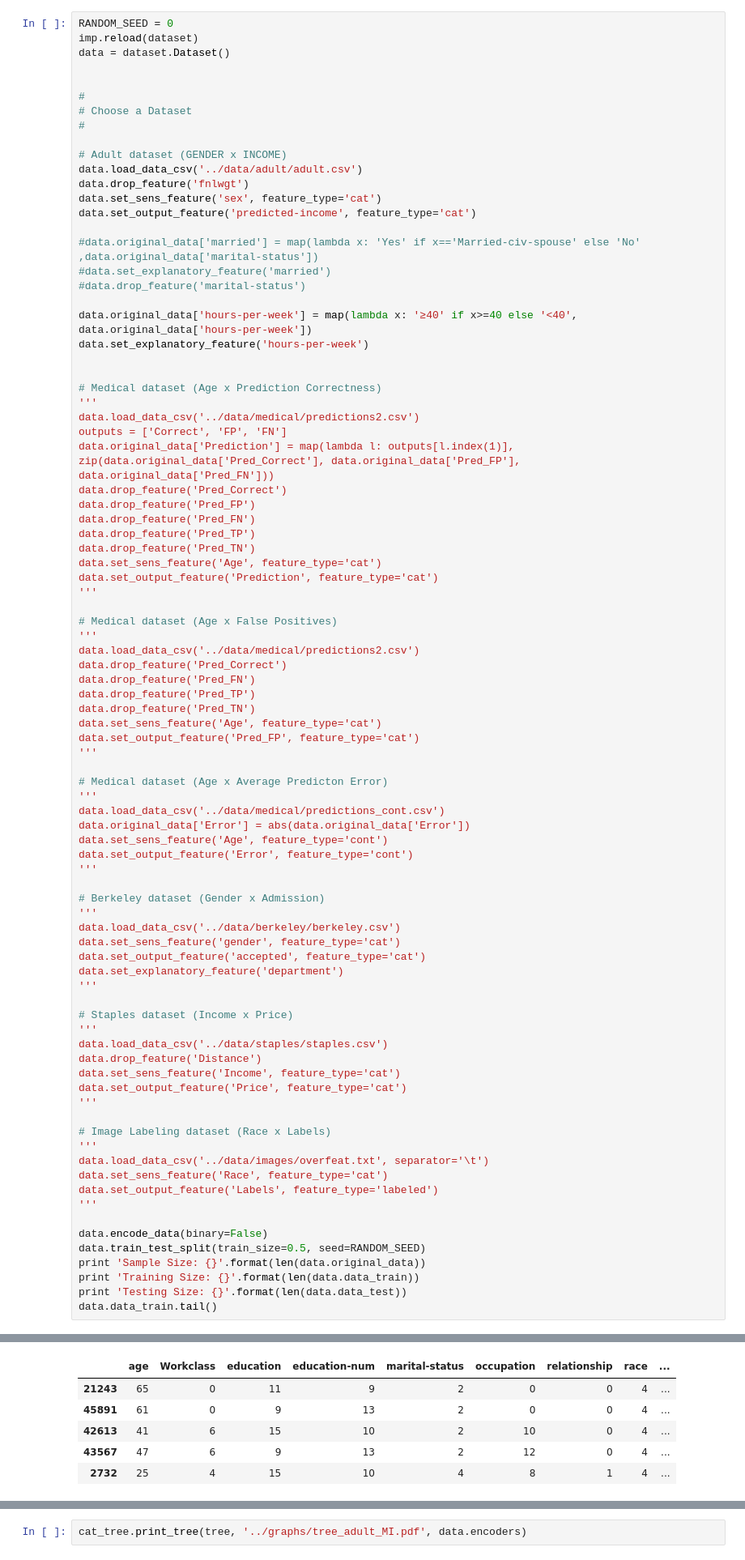
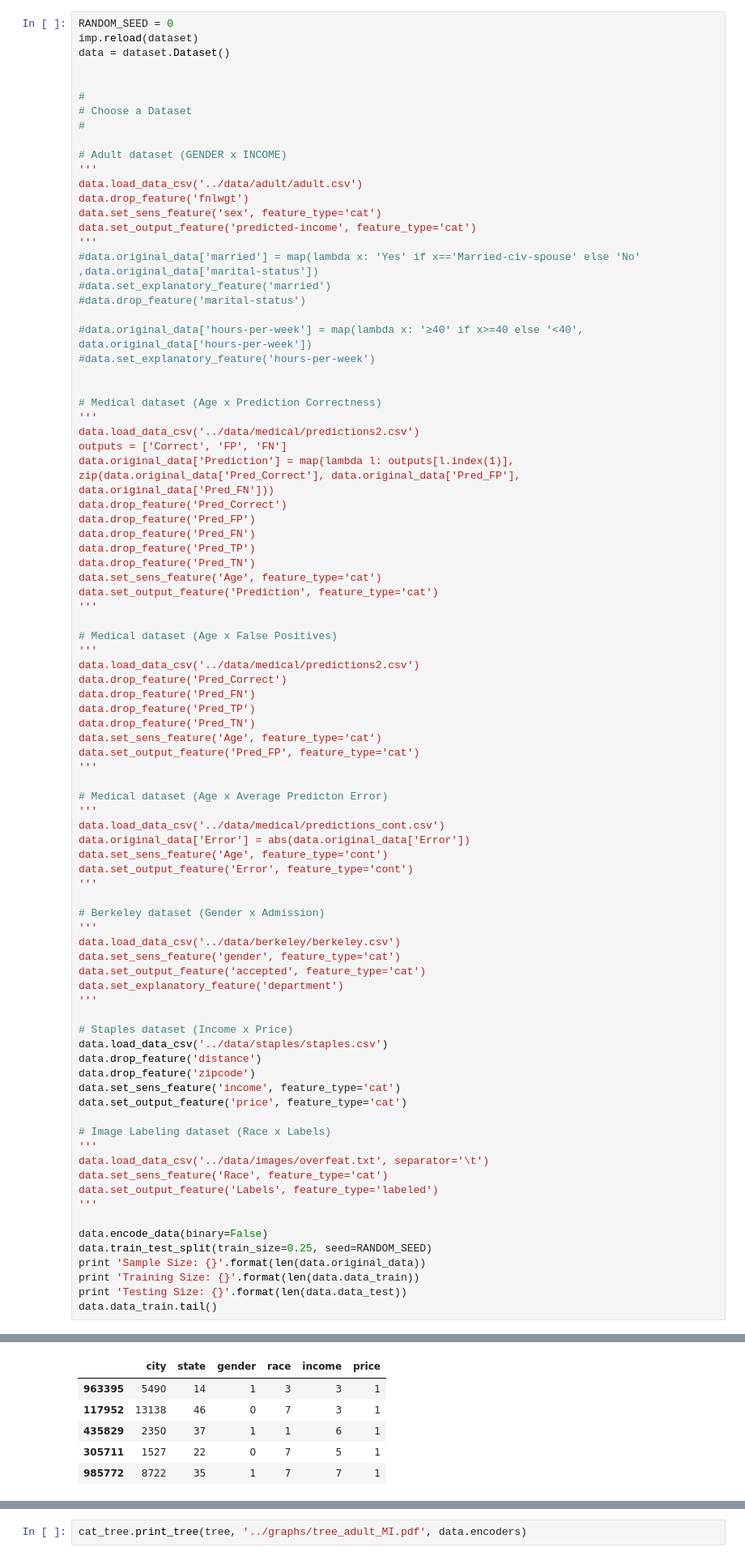
Before and after one commit to columbia/fairtest, a Jupyter notebook: src/test.ipynb, the cells around one changed output, grey strips where cells are left out. Shown: that part at 81% size. Cells and saved outputs as stored; diff of their text form.

```diff
--- a/src/test.ipynb
+++ b/src/test.ipynb
@@ -17,17 +17,18 @@ data = dataset.Dataset()
 #
 
 # Adult dataset (GENDER x INCOME)
+'''
 data.load_data_csv('../data/adult/adult.csv')
 data.drop_feature('fnlwgt')
 data.set_sens_feature('sex', feature_type='cat')
 data.set_output_feature('predicted-income', feature_type='cat')
-
+'''
 #data.original_data['married'] = map(lambda x: 'Yes' if x=='Married-civ-spouse' else 'No' ,data.original_data['marital-status'])
 #data.set_explanatory_feature('married')
 #data.drop_feature('marital-status')
 
-data.original_data['hours-per-week'] = map(lambda x: '≥40' if x>=40 else '<40', data.original_data['hours-per-week'])
-data.set_explanatory_feature('hours-per-week')
+#data.original_data['hours-per-week'] = map(lambda x: '≥40' if x>=40 else '<40', data.original_data['hours-per-week'])
+#data.set_explanatory_feature('hours-per-week')
 
 
 # Medical dataset (Age x Prediction Correctness)
@@ -72,12 +73,11 @@ data.set_explanatory_feature('department')
 '''
 
 # Staples dataset (Income x Price)
-'''
 data.load_data_csv('../data/staples/staples.csv')
-data.drop_feature('Distance')
-data.set_sens_feature('Income', feature_type='cat')
-data.set_output_feature('Price', feature_type='cat')
-'''
+data.drop_feature('distance')
+data.drop_feature('zipcode')
+data.set_sens_feature('income', feature_type='cat')
+data.set_output_feature('price', feature_type='cat')
 
 # Image Labeling dataset (Race x Labels)
 '''
@@ -87,7 +87,7 @@ data.set_output_feature('Labels', feature_type='labeled')
 '''
 
 data.encode_data(binary=False)
-data.train_test_split(train_size=0.5, seed=RANDOM_SEED)
+data.train_test_split(train_size=0.25, seed=RANDOM_SEED)
 print 'Sample Size: {}'.format(len(data.original_data))
 print 'Training Size: {}'.format(len(data.data_train))
 print 'Testing Size: {}'.format(len(data.data_test))
@@ -99,6 +99,6 @@ Testing Size: 24421
-|  | age | Workclass | education | education-num | marital-status | occupation | relationship | race | ... |
-| 21243 | 65 | 0 | 11 | 9 | 2 | 0 | 0 | 4 | ... |
-| 45891 | 61 | 0 | 9 | 13 | 2 | 0 | 0 | 4 | ... |
-| 42613 | 41 | 6 | 15 | 10 | 2 | 10 | 0 | 4 | ... |
-| 43567 | 47 | 6 | 9 | 13 | 2 | 12 | 0 | 4 | ... |
-| 2732 | 25 | 4 | 15 | 10 | 4 | 8 | 1 | 4 | ... |
+|  | city | state | gender | race | income | price |
+| 963395 | 5490 | 14 | 1 | 3 | 3 | 1 |
+| 117952 | 13138 | 46 | 0 | 7 | 3 | 1 |
+| 435829 | 2350 | 37 | 1 | 1 | 6 | 1 |
+| 305711 | 1527 | 22 | 0 | 7 | 5 | 1 |
+| 985772 | 8722 | 35 | 1 | 7 | 7 | 1 |
```
Also changed, not shown: parts of 5 cells of this notebook, 4 other files.
